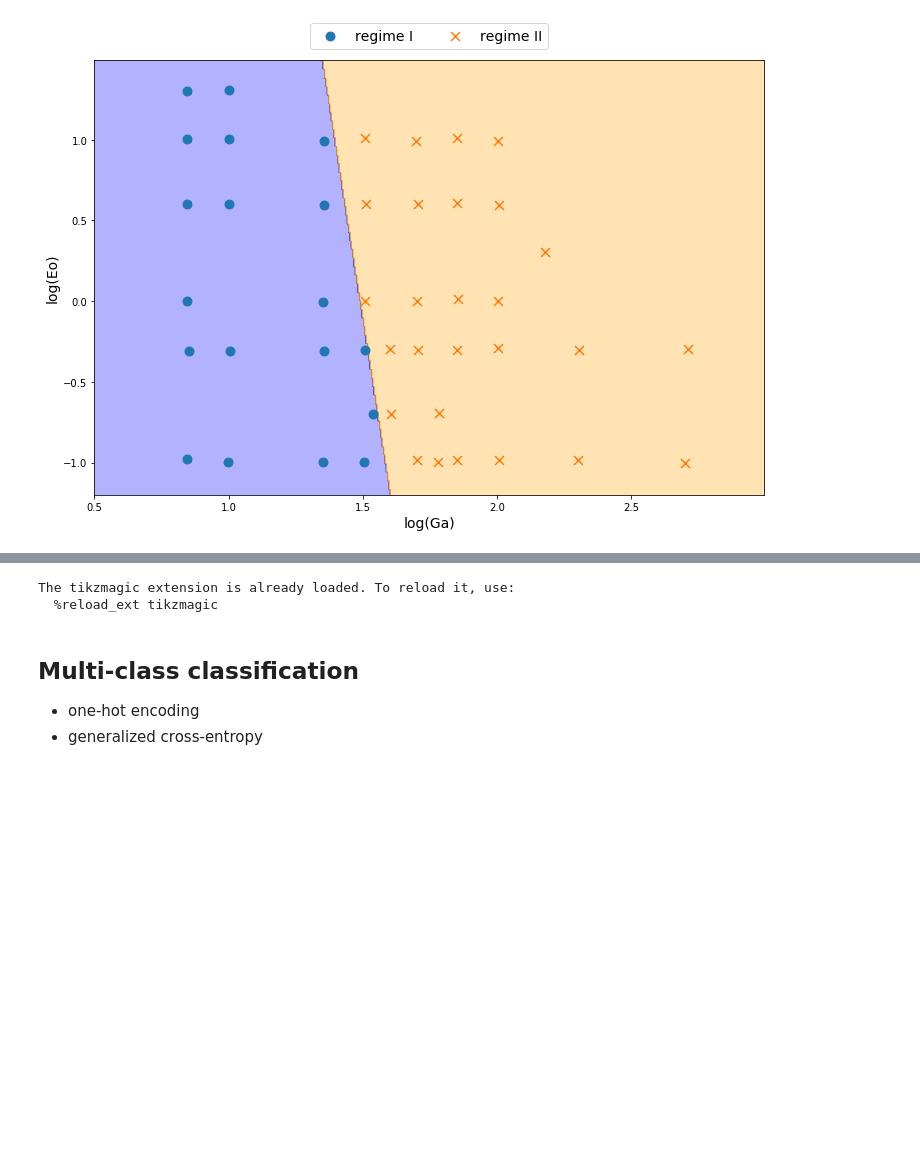
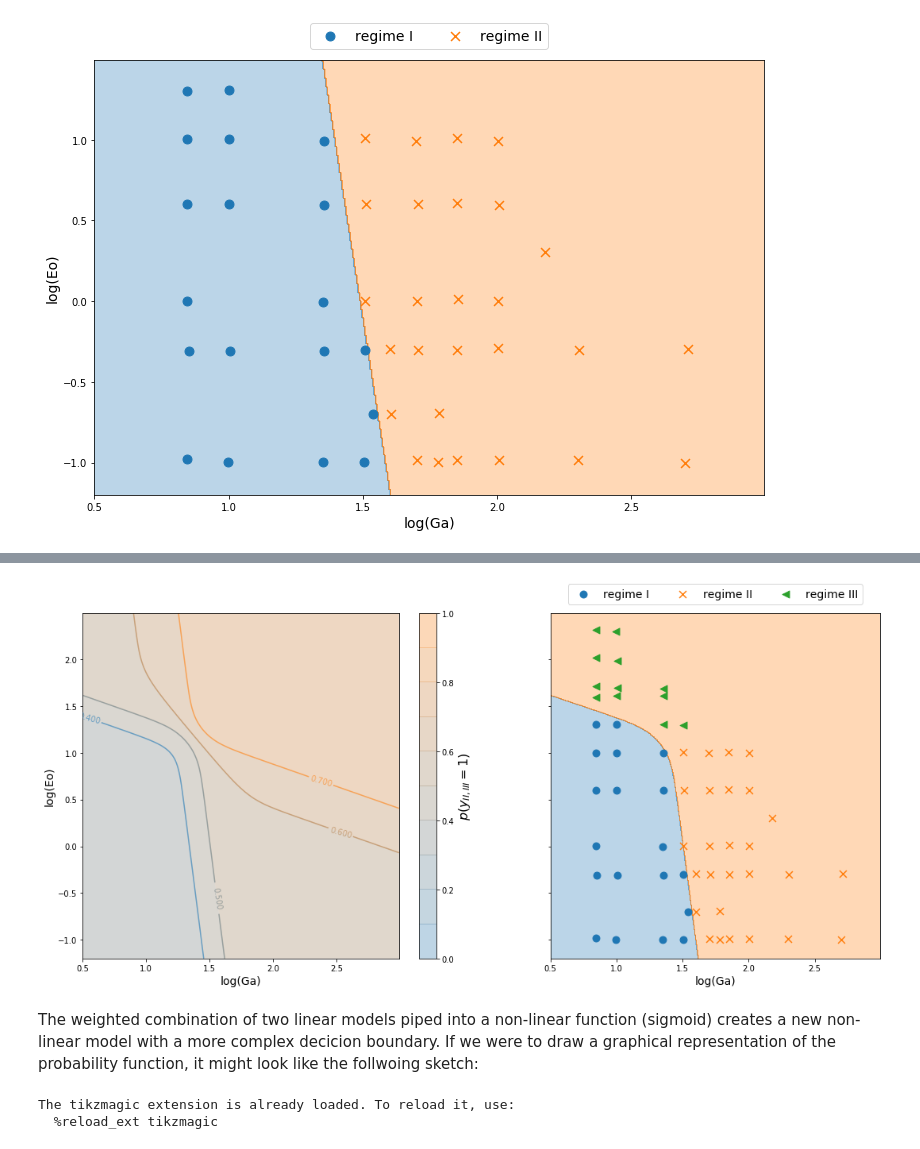
Before and after one commit to AndreWeiner/machine-learning-applied-to-cfd, a Jupyter notebook: notebooks/path_regime_classification.ipynb, the cells around one changed output, grey strips where cells are left out. Drawn from its saved outputs; the diff is of its cells as text; code cells hidden in the pictures; blank space fills up the shorter version.

Commit message:
Add changes to classification notebook.

```diff
--- a/notebooks/path_regime_classification.ipynb
+++ b/notebooks/path_regime_classification.ipynb
@@ -441,3 +509,33 @@ Observations
+# %%
+probability_I_II_III = sigmoid(0.9 * classifier_I_II.probability(np.vstack((xxl.ravel(), yyl.ravel())).T)
+                             + 0.9 * classifier_I_III.probability(np.vstack((xxl.ravel(), yyl.ravel())).T)
+                             - 0.5)
+prediction_I_II_III = np.heaviside(probability_I_II_III - 0.5, 0.0)
+
+fig, (ax1, ax2) = plt.subplots(1, 2, sharey=True, figsize=(18, 8), gridspec_kw={'width_ratios': [1.2, 1]})
+
+# plot probabilities
+cf1 = ax1.contourf(xxl, yyl, probability_I_II_III.reshape(xxl.shape), levels=np.arange(0.0, 1.01, 0.1), cmap=cm, alpha=0.3, antialiased=True)
+c1 = ax1.contour(xxl, yyl, probability_I_II_III.reshape(xxl.shape), levels=np.arange(0.0, 1.01, 0.1), cmap=cm, alpha=0.6, antialiased=True)
+ax1.clabel(c1, inline=1, fontsize=10, color='k')
+fig.colorbar(cf1, ax=[ax1]).set_label(r"$p(y_{II,III}=1)$", fontsize=16)
+
+# plot resulting decicion boundary
+ax2.contourf(xxl, yyl, prediction_I_II_III.reshape(xxl.shape), cmap=ListedColormap(['C0', 'C1']), alpha=0.3)
+# plot data point for region I and II in subplot 2
+for regime, marker in zip(regimes[:3], markers[:3]):
+    ax2.scatter(logData[logData["regime"] == regime].Ga, logData[logData["regime"] == regime].Eo,
+                marker=marker, s=80, label="regime {}".format(regime))
+
+ax1.set_xlabel(r"log(Ga)", fontsize=fontsize)
+ax1.set_ylabel(r"log(Eo)", fontsize=fontsize)
+ax2.set_xlabel(r"log(Ga)", fontsize=fontsize)
+ax2.legend(loc='upper center', bbox_to_anchor=(0.5, 1.1), ncol=3, fontsize=fontsize)
+plt.show()
+# %% [output]
+[figure, added]
+# %% [markdown]
+The weighted combination of two linear models piped into a non-linear function (sigmoid) creates a new non-linear model with a more complex decicion boundary. If we were to draw a graphical representation of the probability function, it might look like the follwoing sketch:
 # %%
 %load_ext tikzmagic
 # %% [output]
@@ -446,8 +544,3 @@ The tikzmagic extension is already loaded. To reload it, use:
 # %%
 %%tikz -s 400,400 -sc 1.2 -f svg
 \input{combined_linear_models.tikz}
-# %% [markdown]
-## Multi-class classification
-
-- one-hot encoding
-- generalized cross-entropy
```
Also changed, not shown: parts of 18 cells of this notebook, 1 other file.
